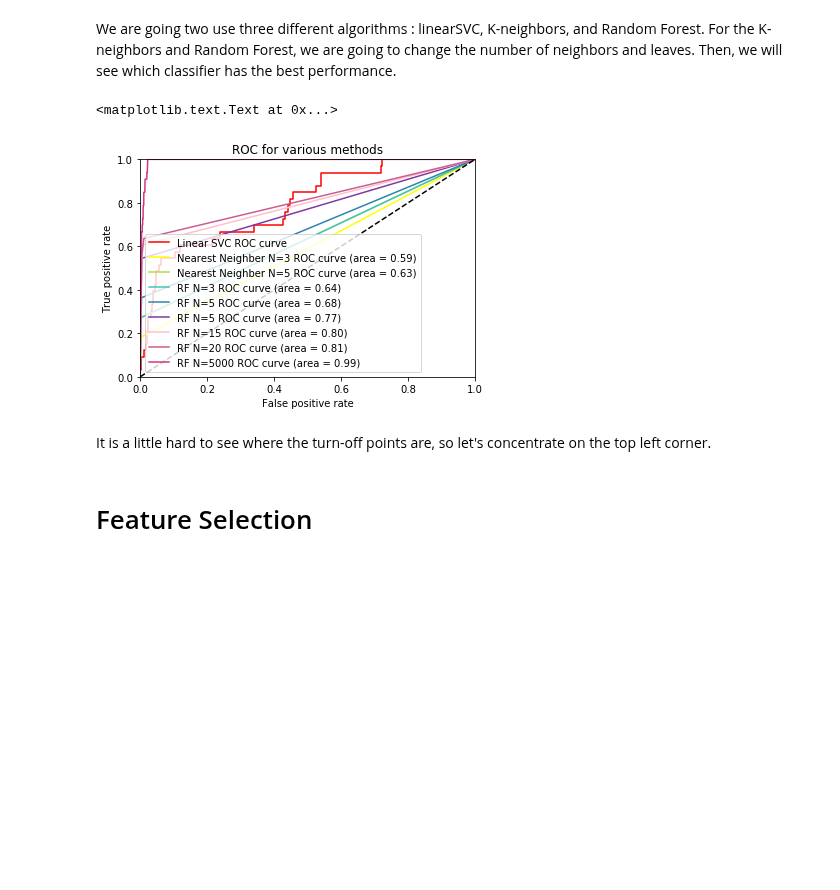
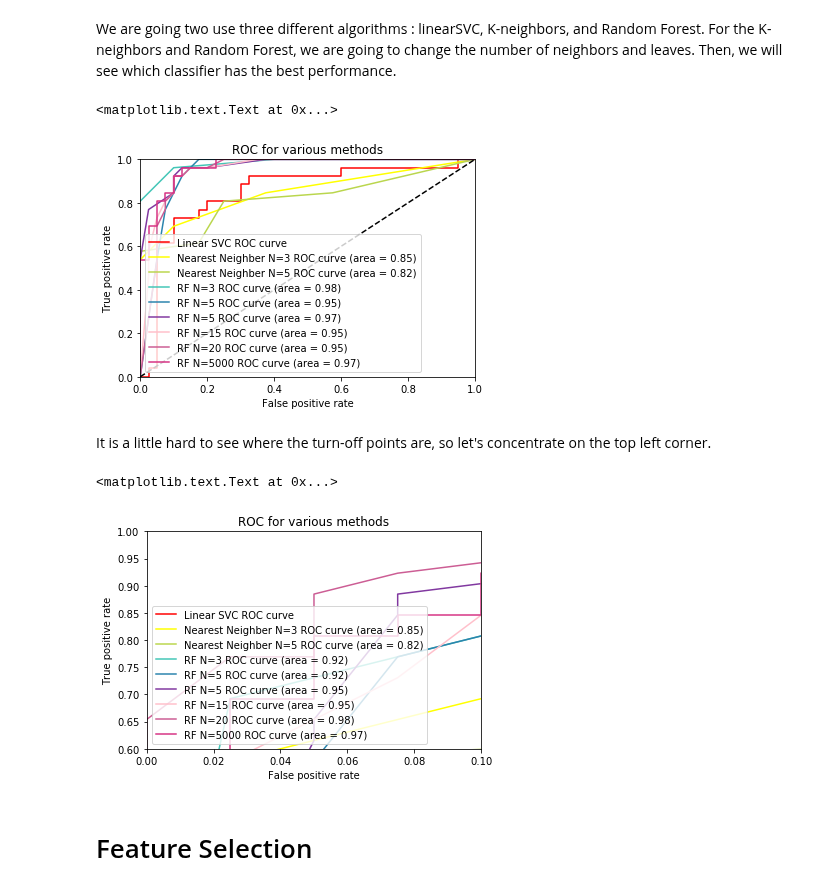
Before and after one commit to jiwoncpark/SLRealizer, a Jupyter notebook: notebooks/Scikit_Classifying_Lensed_Systems.ipynb, the cells around one changed output. Drawn from its saved outputs; the diff is of its cells as text; code cells hidden in the pictures; blank space fills up the shorter version.

```diff
--- a/notebooks/Scikit_Classifying_Lensed_Systems.ipynb
+++ b/notebooks/Scikit_Classifying_Lensed_Systems.ipynb
@@ -53,7 +53,7 @@ import desc.slrealizer
 Then, we read in the object_table and the sdss_table.
 # %%
 object_table = pd.read_csv('../data/object_catalog_galsim_noise_perfect.csv')
-sdss_table = pd.read_csv('../data/sdss_object.csv')
+sdss_table = pd.read_csv('../data/sdss_object.csv').head(len(object_table)) # make sure that we have the same number of 0s and 1s
 # %% [markdown]
 Then, we calculate each entrees of six useful features. First, we do that for object_table(om10) and save into `truth_data.csv`.
 # %%
@@ -352,7 +352,7 @@ plt.legend(loc="lower left")
 plt.title('ROC for various methods')
 # %% [output]
 <matplotlib.text.Text at 0x...>
-[figure, old version]
+[figure, new version]
 # %% [markdown]
 It is a little hard to see where the turn-off points are, so let's concentrate on the top left corner.
 # %%
@@ -398,34 +398,37 @@ clf = clf.fit(X_train, y_train)
 fpr, tpr, _ = sklearn.metrics.roc_curve(y_test, clf.predict_proba(X_test)[:,1])
 roc_auc = sklearn.metrics.auc(fpr, tpr)
 plt.plot(fpr, tpr, color='#8138a0', label='RF N=5 ROC curve (area = %0.2f)' % roc_auc)
 
 # Random Forest N = 10
 clf = RandomForestClassifier(n_estimators=15, max_features=None)
 clf = clf.fit(X_train, y_train)
 fpr, tpr, _ = sklearn.metrics.roc_curve(y_test, clf.predict_proba(X_test)[:,1])
 roc_auc = sklearn.metrics.auc(fpr, tpr)
 plt.plot(fpr, tpr, color='pink', label='RF N=15 ROC curve (area = %0.2f)' % roc_auc)
 
 
 clf = RandomForestClassifier(n_estimators=20, max_features=None)
 clf = clf.fit(X_train, y_train)
 fpr, tpr, _ = sklearn.metrics.roc_curve(y_test, clf.predict_proba(X_test)[:,1])
 roc_auc = sklearn.metrics.auc(fpr, tpr)
 plt.plot(fpr, tpr, color='#cc5d94', label='RF N=20 ROC curve (area = %0.2f)' % roc_auc)
 
 clf = RandomForestClassifier(n_estimators=5000, max_features=None)
 clf = clf.fit(X_train, y_train)
 fpr, tpr, _ = sklearn.metrics.roc_curve(y_test, clf.predict_proba(X_test)[:,1])
 roc_auc = sklearn.metrics.auc(fpr, tpr)
 plt.plot(fpr, tpr, color='#d63384', label='RF N=5000 ROC curve (area = %0.2f)' % roc_auc)
 
 plt.xlabel('False positive rate')
 plt.ylabel('True positive rate')
 plt.ylim([0.6, 1.00])
 plt.plot([0, 1], [0, 1], 'k--')
-plt.xlim([0.0, 0.002])
+plt.xlim([0.0, 0.1])
 plt.legend(loc="lower left")
 plt.title('ROC for various methods')
+# %% [output]
+<matplotlib.text.Text at 0x...>
+[figure, added]
 # %% [markdown]
 # Feature Selection
 # %% [markdown]
```
Also changed, not shown: parts of 3 cells of this notebook.
